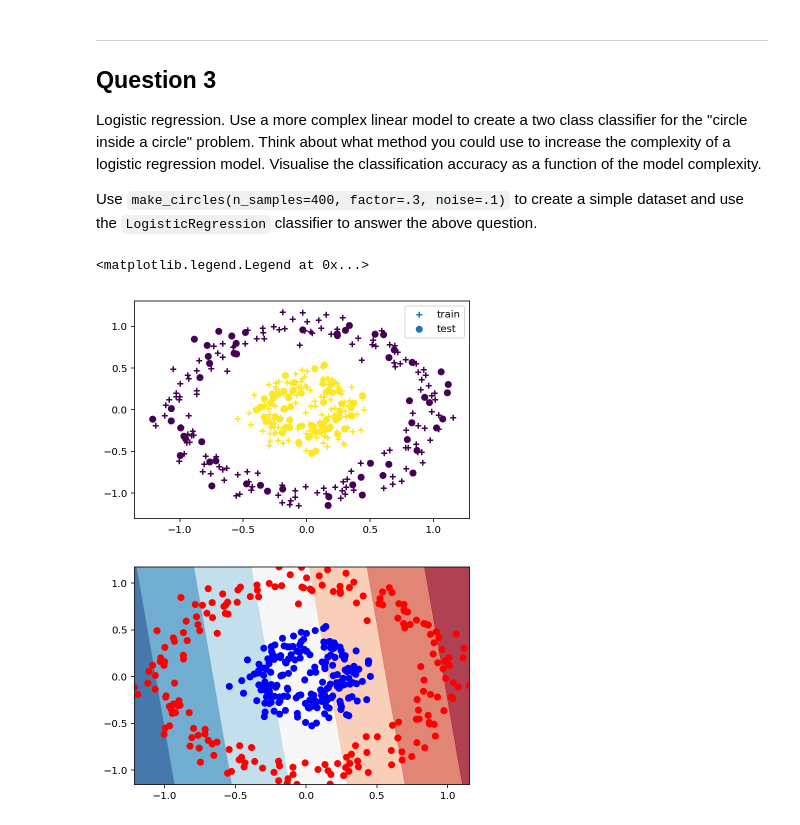
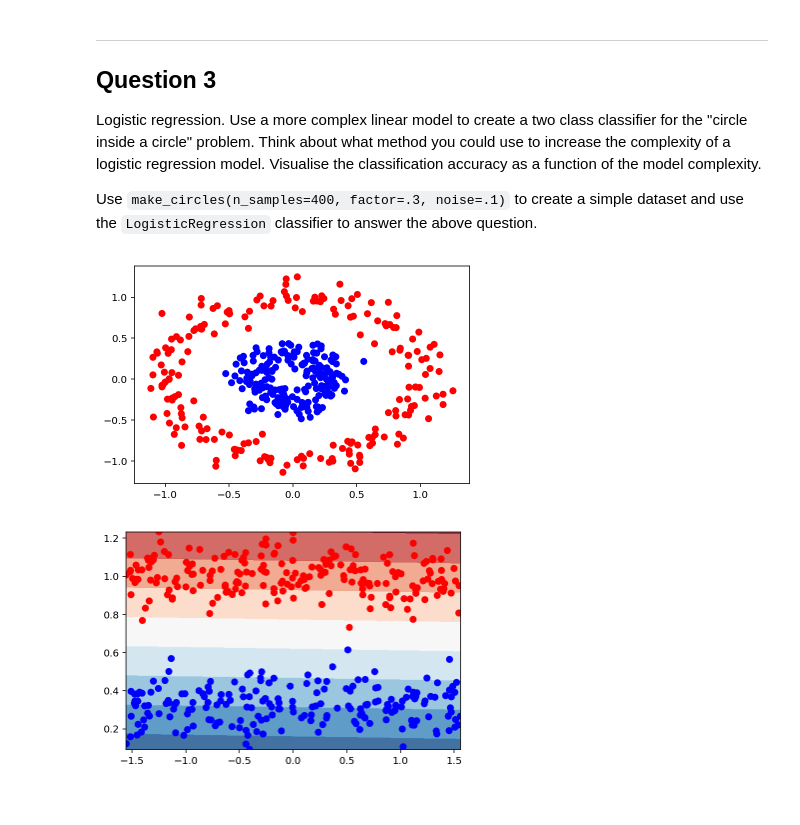
Before and after one commit to calispac/advanced-computing-2018, a Jupyter notebook: material/lecture-01/exercise.ipynb, the cells around one changed output. Saved outputs shown, nothing was run; the diff lists cells and outputs as text; code cells hidden in the pictures.

```diff
--- a/material/lecture-01/exercise.ipynb
+++ b/material/lecture-01/exercise.ipynb
@@ -377,16 +377,17 @@ Use `make_circles(n_samples=400, factor=.3, noise=.1)` to create a simple datase
 # %%
 from sklearn.datasets import make_circles
 
-X, y = make_circles(n_samples=400, factor=.3, noise=.1)
+def get_circles(**kwargs):
 
-X_train, X_test, y_train, y_test = train_test_split(X, y, test_size=0.3)
+    X, y = make_circles(n_samples=400, factor=.3, noise=.1)
+    labels = ['b', 'r']
+    y = np.take(labels, (y < 0.5))
 
-labels = ['b', 'r']
-y = np.take(labels, (y < 0.5))
+    return X, y
 
-plt.scatter(X_train[:,0], X_train[:,1], c=y_train, marker='+', label='train')
-plt.scatter(X_test[:,0], X_test[:,1], c=y_test, marker='o', label='test')
+X, y = get_circles()
+
+plt.scatter(X[:, 0], X[:, 1], c=y)
 plt.legend()
 # %% [output]
-<matplotlib.legend.Legend at 0x...>
-[figure, old version]
+[figure, new version]
@@ -393,10 +406,11 @@ plt.legend()
 # %%
 from sklearn.linear_model import LogisticRegression
+clf = LogisticRegression()
 
-clf = LogisticRegression()
+X_train, X_test, y_train, y_test = train_test_split(X, y, test_size=0.3)
 
 clf.fit(X_train, y_train)
 
 plot_surface(clf, X, y)
 # %% [output]
-[figure, old version]
+[figure, new version]
```
Also changed, not shown: parts of 2 cells of this notebook.
